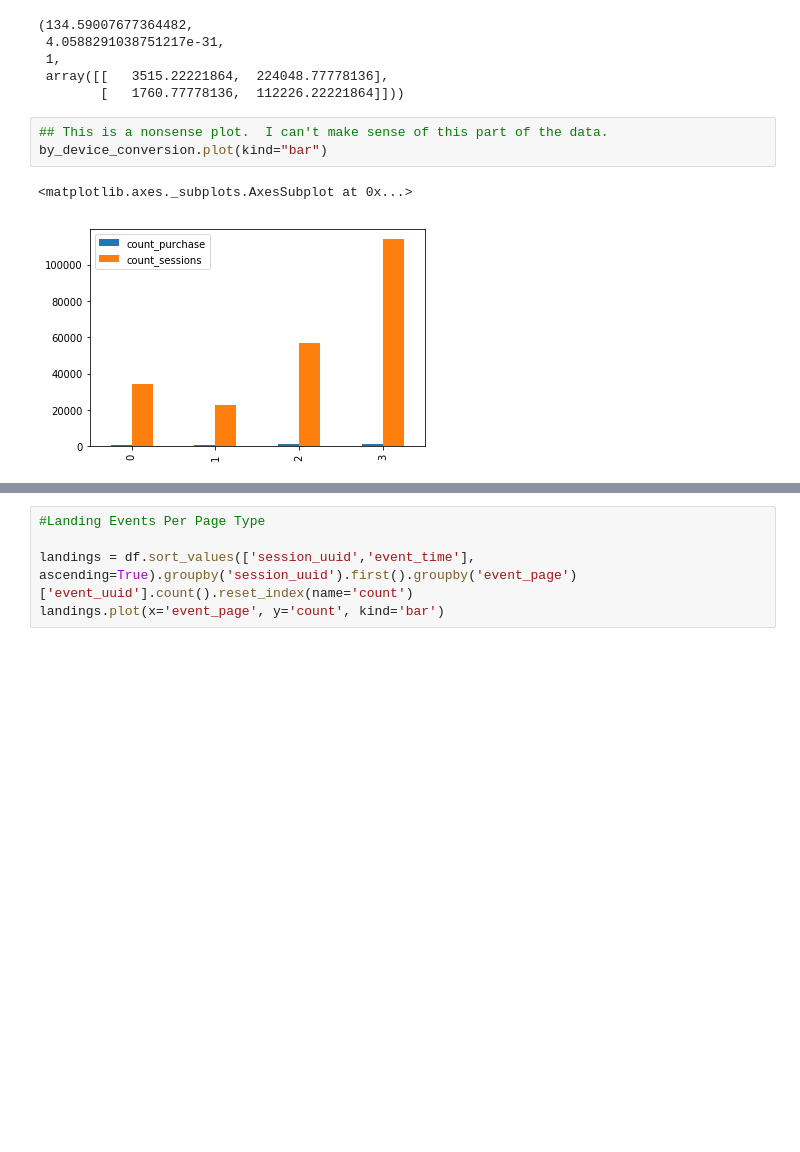
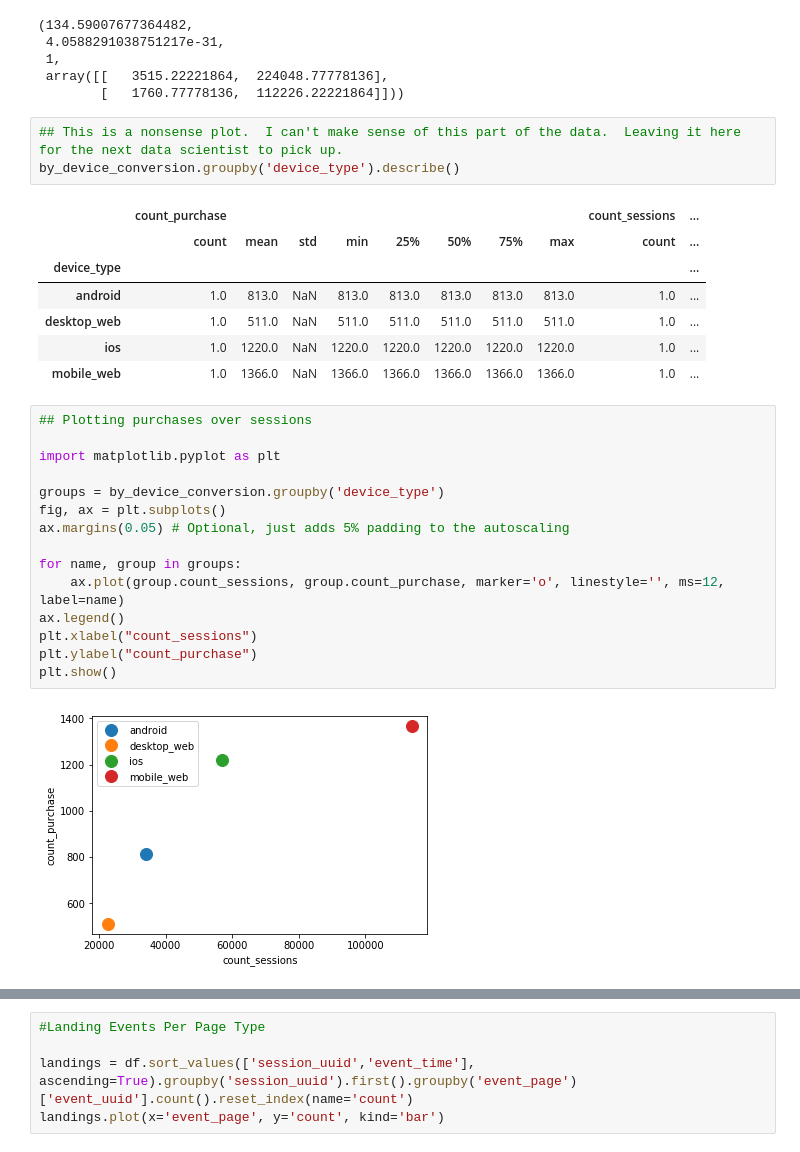
Before and after one commit to d43pan/nanodegree-data-products-course-3, a Jupyter notebook: dpmnd_c3_solutions.ipynb, the cells around one changed output, grey strips where cells are left out. Cells and saved outputs as stored; diff of their text form; blank space fills up the shorter version.

```diff
--- a/dpmnd_c3_solutions.ipynb
+++ b/dpmnd_c3_solutions.ipynb
@@ -360,8 +358,30 @@ stats.chi2_contingency(device_outcomes)
  array([[   3515.22221864,  224048.77778136],
         [   1760.77778136,  112226.22221864]]))
 # %%
-## This is a nonsense plot.  I can't make sense of this part of the data.
-by_device_conversion.plot(kind="bar")
+## This is a nonsense plot.  I can't make sense of this part of the data.  Leaving it here for the next data scientist to pick up.
+by_device_conversion.groupby('device_type').describe()
 # %% [output]
-<matplotlib.axes._subplots.AxesSubplot at 0x...>
-[figure, removed]
+|  | count_purchase |  |  |  |  |  |  |  | count_sessions | ... |
+|  | count | mean | std | min | 25% | 50% | 75% | max | count | ... |
+| device_type |  |  |  |  |  |  |  |  |  | ... |
+| android | 1.0 | 813.0 | NaN | 813.0 | 813.0 | 813.0 | 813.0 | 813.0 | 1.0 | ... |
+| desktop_web | 1.0 | 511.0 | NaN | 511.0 | 511.0 | 511.0 | 511.0 | 511.0 | 1.0 | ... |
+| ios | 1.0 | 1220.0 | NaN | 1220.0 | 1220.0 | 1220.0 | 1220.0 | 1220.0 | 1.0 | ... |
+| mobile_web | 1.0 | 1366.0 | NaN | 1366.0 | 1366.0 | 1366.0 | 1366.0 | 1366.0 | 1.0 | ... |
+# %%
+## Plotting purchases over sessions
+
+import matplotlib.pyplot as plt
+
+groups = by_device_conversion.groupby('device_type')
+fig, ax = plt.subplots()
+ax.margins(0.05) # Optional, just adds 5% padding to the autoscaling
+
+for name, group in groups:
+    ax.plot(group.count_sessions, group.count_purchase, marker='o', linestyle='', ms=12, label=name)
+ax.legend()
+plt.xlabel("count_sessions")
+plt.ylabel("count_purchase")
+plt.show()
+# %% [output]
+[figure, added]
```
Also changed, not shown: parts of 5 cells of this notebook, 1 other file.
